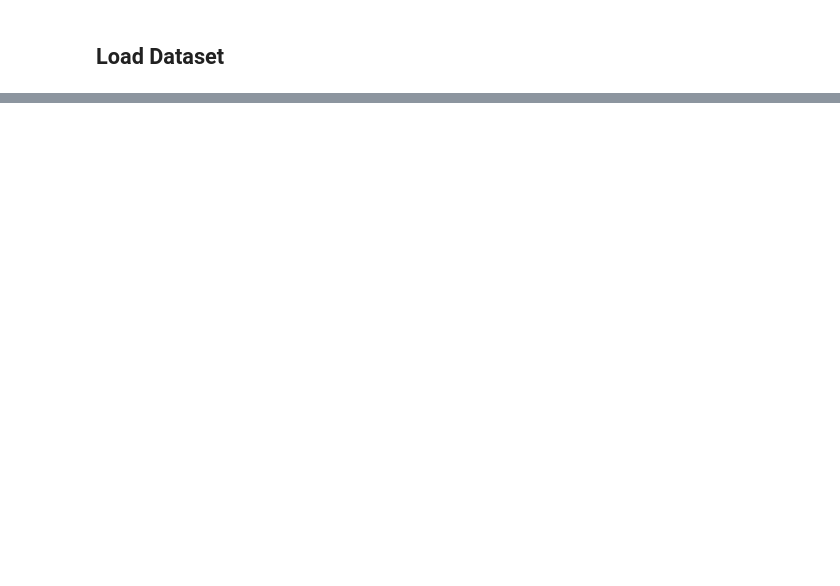
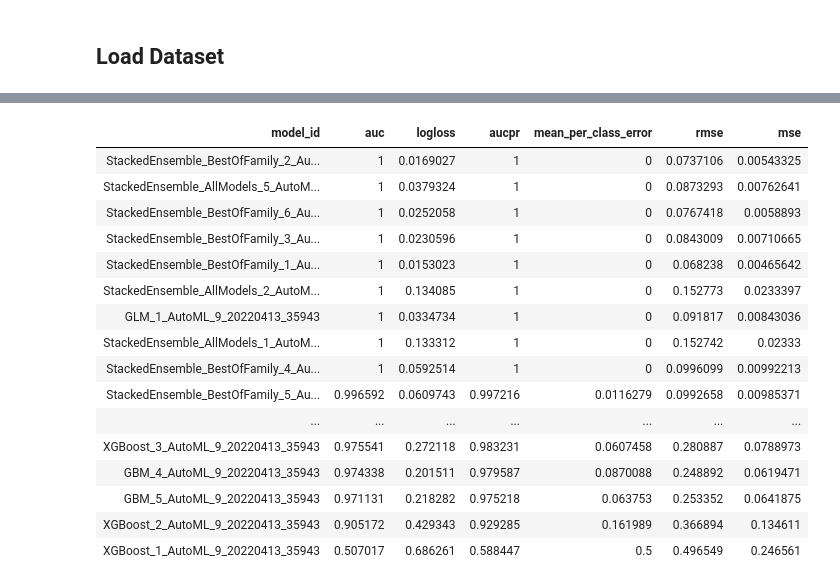
Before and after one commit to Fennec2000GH/GeoGenie, a Jupyter notebook: NLP_for_Geography.ipynb, the cells around one changed output, grey strips where cells are left out. Cells and saved outputs as stored; diff of their text form; code cells hidden in the pictures; blank space fills up the shorter version.

```diff
--- a/NLP_for_Geography.ipynb
+++ b/NLP_for_Geography.ipynb
@@ -59,0 +376,4 @@ pip install h2o
+# %%
+from h2o.automl import H2OAutoML
+aml = H2OAutoML(max_models=10, max_runtime_secs=100, seed=1)
+aml.train(x=[str(idx) for idx in np.arange(embedding_size)], y = "label", training_frame=train)
@@ -59,0 +494,21 @@ pip install h2o
+# %%
+lb = aml.leaderboard
+lb.head(rows=lb.nrows)
+# %% [output]
+| model_id | auc | logloss | aucpr | mean_per_class_error | rmse | mse |
+| StackedEnsemble_BestOfFamily_2_Au... | 1 | 0.0169027 | 1 | 0 | 0.0737106 | 0.00543325 |
+| StackedEnsemble_AllModels_5_AutoM... | 1 | 0.0379324 | 1 | 0 | 0.0873293 | 0.00762641 |
+| StackedEnsemble_BestOfFamily_6_Au... | 1 | 0.0252058 | 1 | 0 | 0.0767418 | 0.0058893 |
+| StackedEnsemble_BestOfFamily_3_Au... | 1 | 0.0230596 | 1 | 0 | 0.0843009 | 0.00710665 |
+| StackedEnsemble_BestOfFamily_1_Au... | 1 | 0.0153023 | 1 | 0 | 0.068238 | 0.00465642 |
+| StackedEnsemble_AllModels_2_AutoM... | 1 | 0.134085 | 1 | 0 | 0.152773 | 0.0233397 |
+| GLM_1_AutoML_9_20220413_35943 | 1 | 0.0334734 | 1 | 0 | 0.091817 | 0.00843036 |
+| StackedEnsemble_AllModels_1_AutoM... | 1 | 0.133312 | 1 | 0 | 0.152742 | 0.02333 |
+| StackedEnsemble_BestOfFamily_4_Au... | 1 | 0.0592514 | 1 | 0 | 0.0996099 | 0.00992213 |
+| StackedEnsemble_BestOfFamily_5_Au... | 0.996592 | 0.0609743 | 0.997216 | 0.0116279 | 0.0992658 | 0.00985371 |
+| ... | ... | ... | ... | ... | ... | ... |
+| XGBoost_3_AutoML_9_20220413_35943 | 0.975541 | 0.272118 | 0.983231 | 0.0607458 | 0.280887 | 0.0788973 |
+| GBM_4_AutoML_9_20220413_35943 | 0.974338 | 0.201511 | 0.979587 | 0.0870088 | 0.248892 | 0.0619471 |
+| GBM_5_AutoML_9_20220413_35943 | 0.971131 | 0.218282 | 0.975218 | 0.063753 | 0.253352 | 0.0641875 |
+| XGBoost_2_AutoML_9_20220413_35943 | 0.905172 | 0.429343 | 0.929285 | 0.161989 | 0.366894 | 0.134611 |
+| XGBoost_1_AutoML_9_20220413_35943 | 0.507017 | 0.686261 | 0.588447 | 0.5 | 0.496549 | 0.246561 |
```
Also changed, not shown: parts of 20 cells of this notebook.
